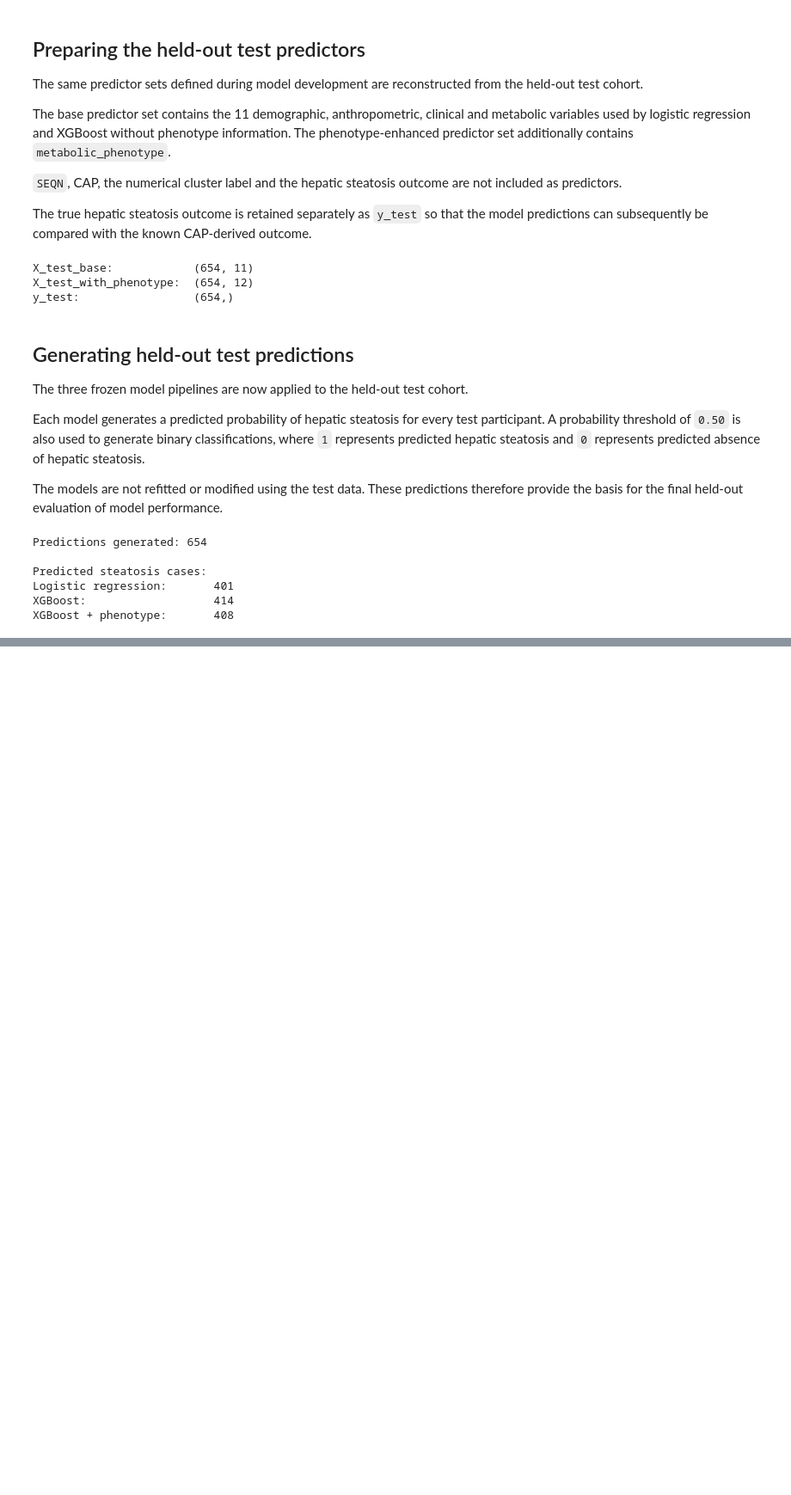
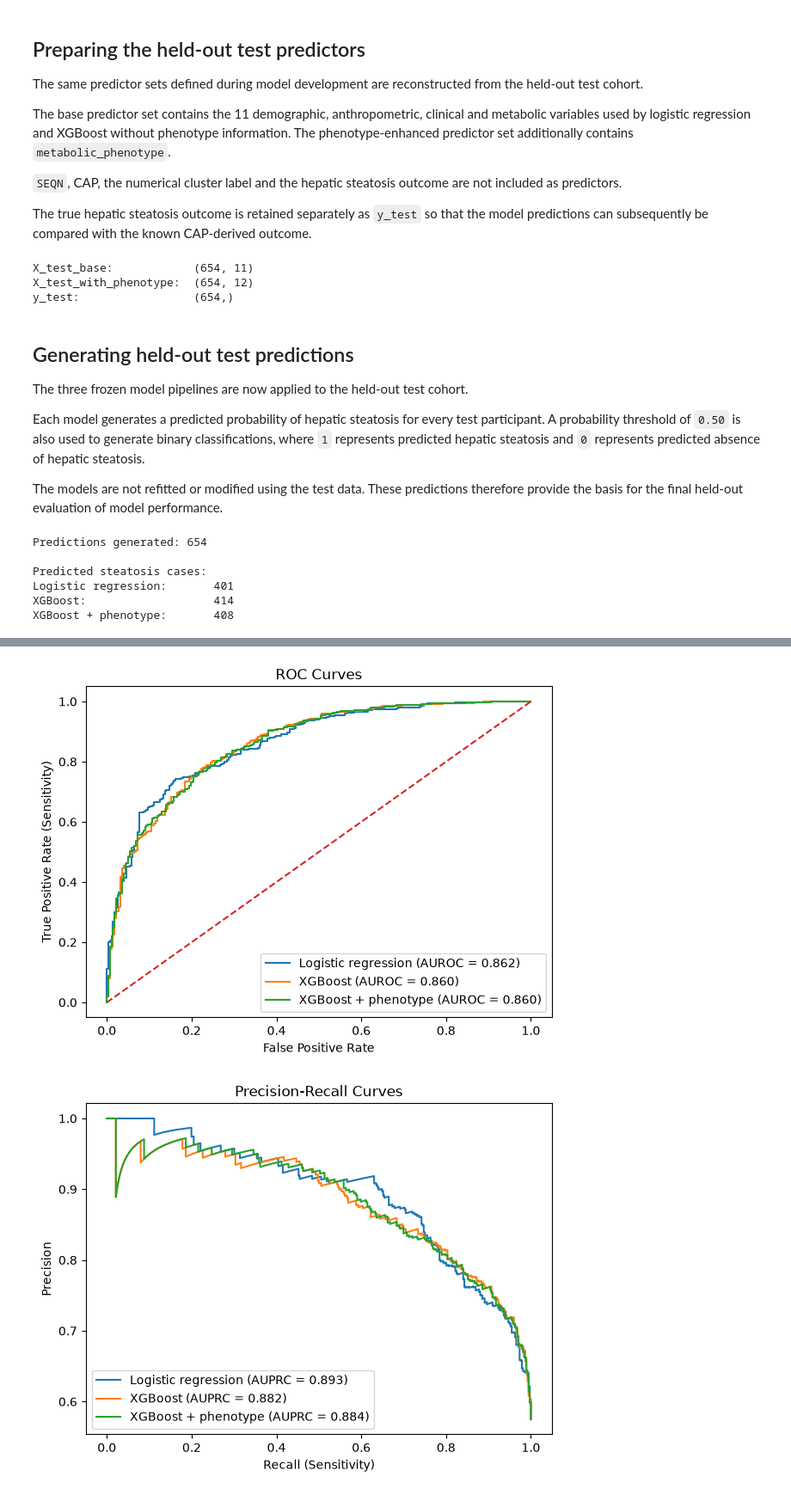
Before and after one commit to AryanSaraf/nhanes-steatosis, a Jupyter notebook: notebooks/04-evaluation-interpretation.ipynb, the cells around one changed output, grey strips where cells are left out. Shown at 86% size. Drawn from its saved outputs; the diff is of its cells as text; code cells hidden in the pictures; blank space fills up the shorter version.

```diff
--- a/notebooks/04-evaluation-interpretation.ipynb
+++ b/notebooks/04-evaluation-interpretation.ipynb
@@ -175,0 +345,58 @@ XGBoost + phenotype:       408
+# %%
+# Store model probabilities for plotting
+model_probabilities = {
+    "Logistic regression": logistic_probability,
+    "XGBoost": xgb_base_probability,
+    "XGBoost + phenotype": xgb_phenotype_probability,
+}
+
+# ROC curves
+plt.figure(figsize=(7, 5))
+
+for model_name, probability in model_probabilities.items():
+    fpr, tpr, _ = roc_curve(y_test, probability)
+    auroc = roc_auc_score(y_test, probability)
+
+    plt.plot(
+        fpr,
+        tpr,
+        label=f"{model_name} (AUROC = {auroc:.3f})",
+    )
+
+plt.plot([0, 1], [0, 1], linestyle="--")
+
+plt.xlabel("False Positive Rate")
+plt.ylabel("True Positive Rate (Sensitivity)")
+plt.title("ROC Curves")
+plt.legend()
+plt.show()
+
+
+# Precision-recall curves
+plt.figure(figsize=(7, 5))
+
+for model_name, probability in model_probabilities.items():
+    precision, recall, _ = precision_recall_curve(
+        y_test,
+        probability,
+    )
+
+    auprc = average_precision_score(
+        y_test,
+        probability,
+    )
+
+    plt.plot(
+        recall,
+        precision,
+        label=f"{model_name} (AUPRC = {auprc:.3f})",
+    )
+
+plt.xlabel("Recall (Sensitivity)")
+plt.ylabel("Precision")
+plt.title("Precision-Recall Curves")
+plt.legend()
+plt.show()
+# %% [output]
+[figure, added]
+[figure, added]
```
Also changed, not shown: parts of 22 cells of this notebook.
